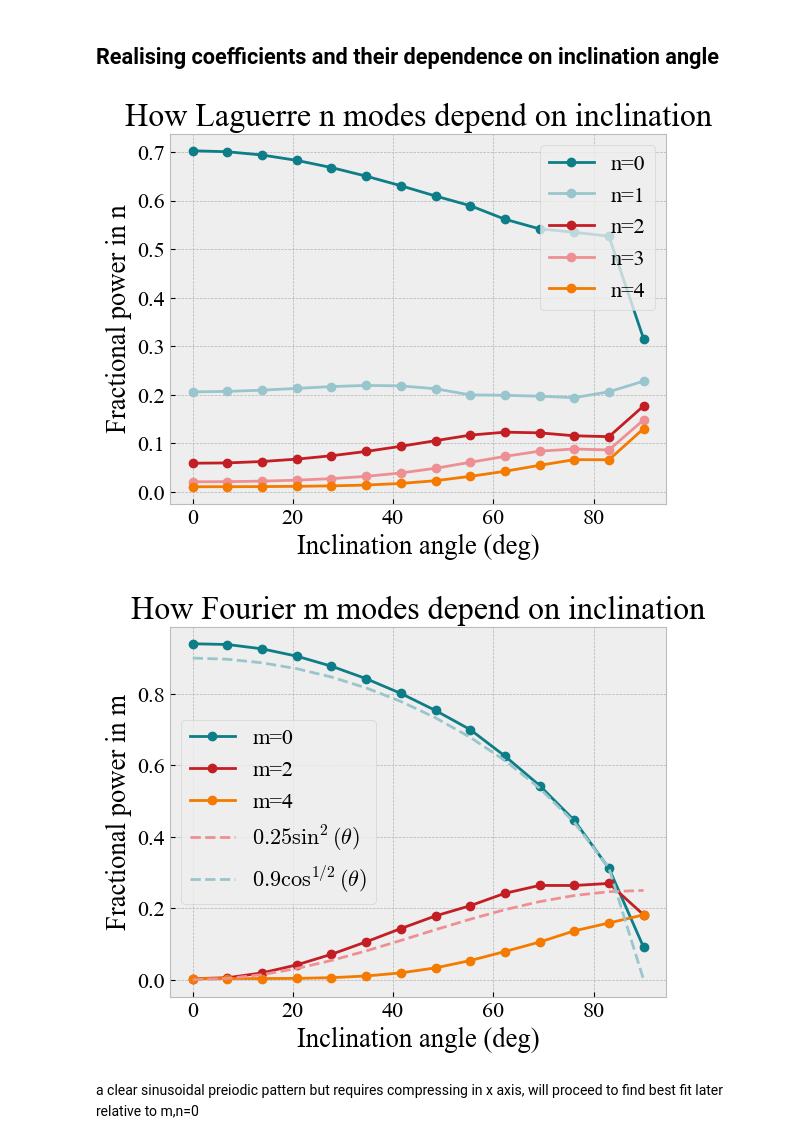
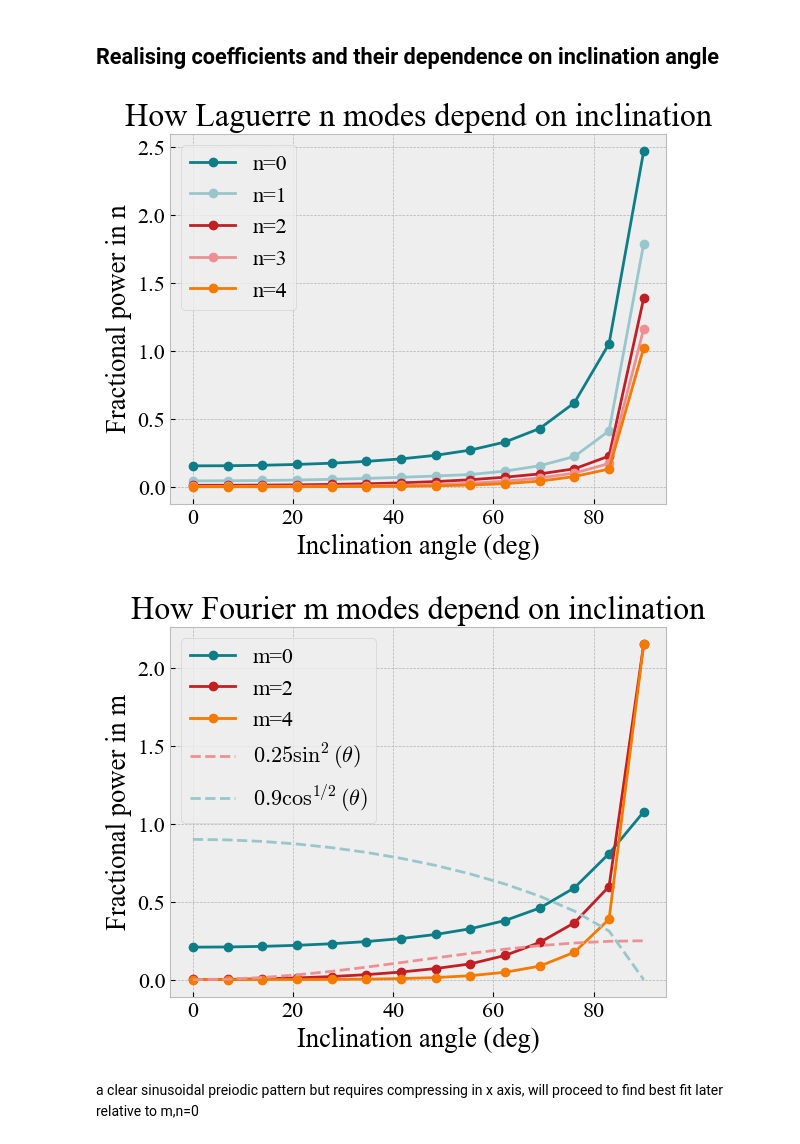
Before and after one commit to michael-petersen/GalaxyIncIinations, a Jupyter notebook: SimulatedGalaxiesAndExpansions.ipynb, the cells around one changed output. Drawn from its saved outputs; the diff is of its cells as text; code cells hidden in the pictures.

```diff
--- a/SimulatedGalaxiesAndExpansions.ipynb
+++ b/SimulatedGalaxiesAndExpansions.ipynb
@@ -307,8 +307,8 @@ for inc in inclinations:
     n_power = np.sum(coef_mag, axis=0)
     total_n_power = np.sum(n_power)
     total_m_power = np.sum(m_power)
-    fracn_power = n_power / total_n_power
-    fracm_power = m_power / total_m_power
+    fracn_power = n_power
+    fracm_power = m_power
 
     results.append({
         "inclination": inc,
@@ -326,35 +326,35 @@ for n in range(0,5,1):
     plt.plot(theta_deg,
              [r["fracn_power"][n] for r in results],
              marker='o', label=f"n={n}", color=colormap[n])
 
 # Overplot trigonometric functions
 """ plt.plot(theta_deg, 0.1*np.sin(theta_rad), '--', label=r'$0.1\sin(\theta)$')
 plt.plot(theta_deg, 0.1*np.sin(theta_rad)**2, '--', label=r'$0.1\sin^2(\theta)$')
 plt.plot(theta_deg, 0.65*np.cos(theta_rad)**2, '--', label=r'$0.65\cos^2(\theta)$')
 plt.plot(theta_deg, 0.65*np.cos(theta_rad), '--', label=r'$0.65\cos(\theta)$')
  """
 plt.xlabel("Inclination angle (deg)")
 plt.ylabel("Fractional power in n")
 plt.legend()
 plt.title("How Laguerre n modes depend on inclination")
 plt.show()
 
 for m in range(0,5,2):
     plt.plot(theta_deg,
              [r["fracm_power"][m] for r in results],
              marker='o', label=f"m={m}", color=colormap[m])
 
 # Overplot trigonometric functions
 plt.plot(theta_deg, 0.25*np.sin(theta_rad)**2, '--', label=r'$0.25\sin^2(\theta)$', color='#ee9093')
 plt.plot(theta_deg, 0.9*np.cos(theta_rad)**(1/2), '--', label=r'$0.9\cos^{1/2}(\theta)$', color='#99c6cc')
 plt.xlabel("Inclination angle (deg)")
 plt.ylabel("Fractional power in m")
 plt.legend()
 plt.title("How Fourier m modes depend on inclination")
 plt.show()
 # %% [output]
-[figure, old version]
+[figure, new version]
-[figure, old version]
+[figure, new version]
 # %% [markdown]
 a clear sinusoidal preiodic pattern but requires compressing in x axis, will proceed to find best fit later relative to m,n=0
 # %% [markdown]
```
Also changed, not shown: parts of 5 cells of this notebook, 1 other file.
